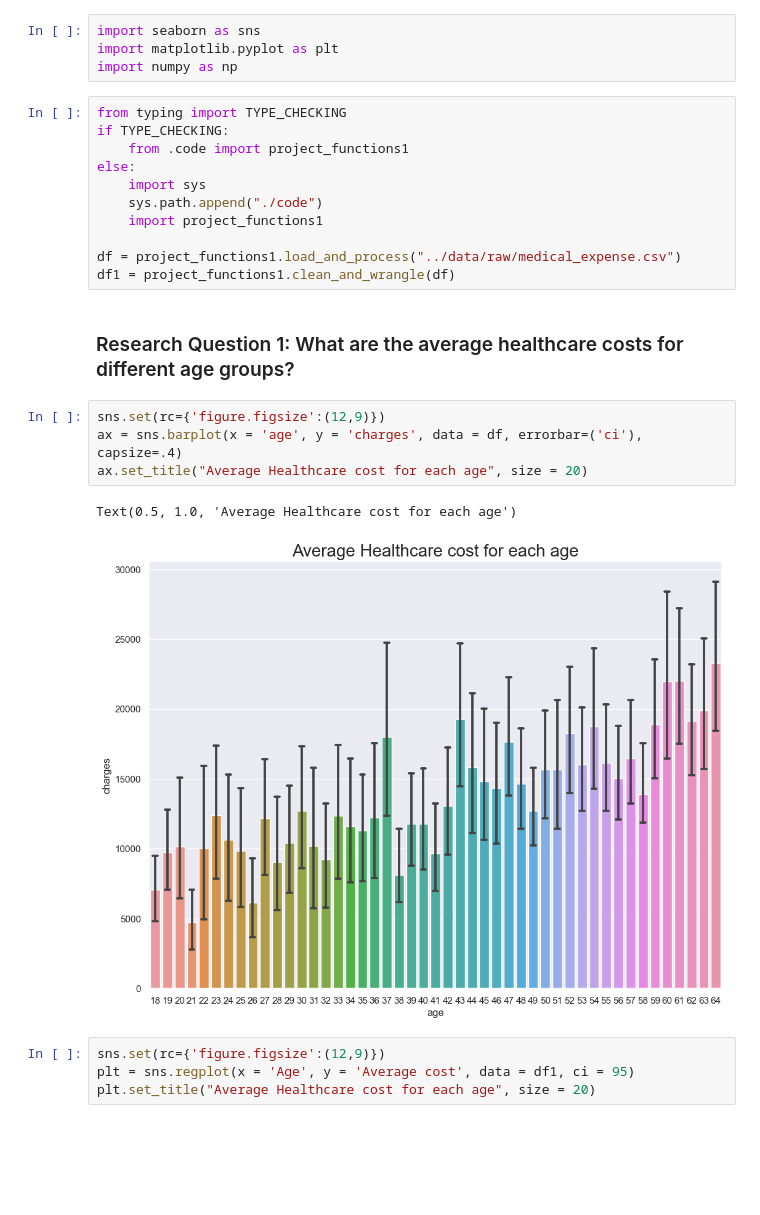
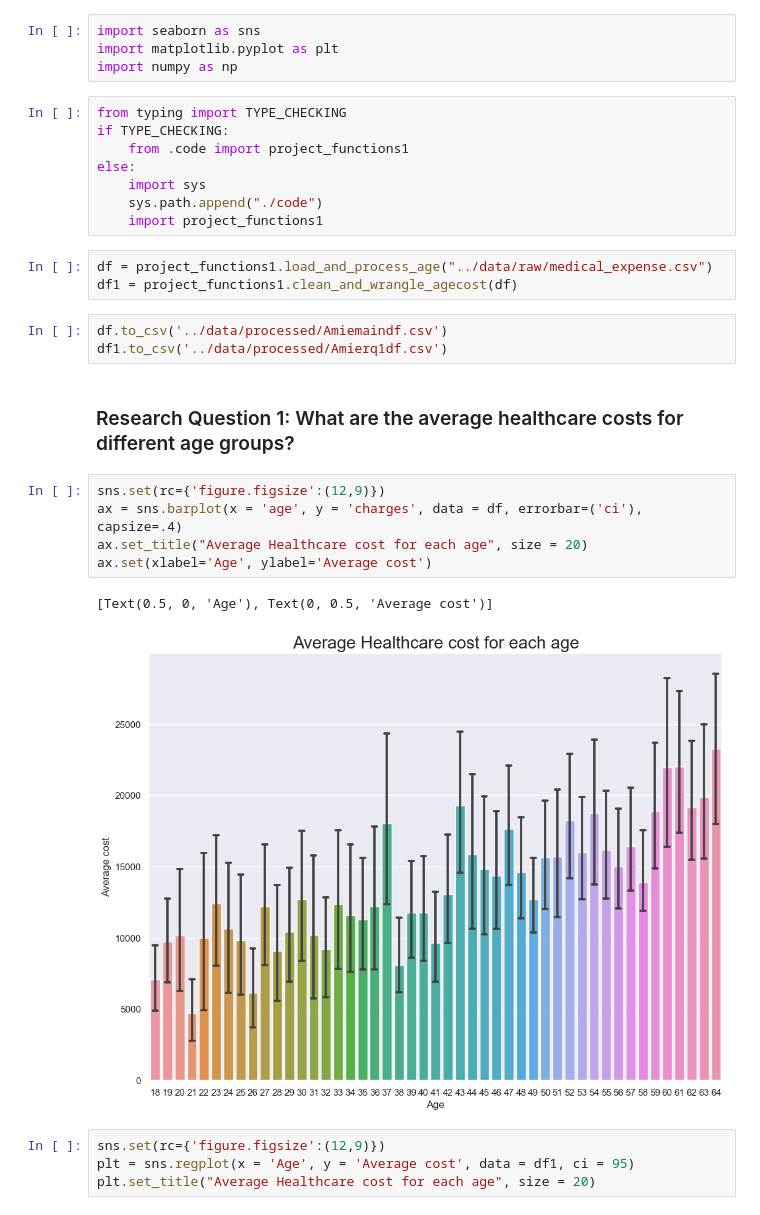
Before and after one commit to ubco-W2022T2-data301/project-group-group08, a Jupyter notebook: analysis/analysis1.ipynb, the cells around one changed output. Cells and saved outputs as stored; diff of their text form; blank space fills up the shorter version.

```diff
--- a/analysis/analysis1.ipynb
+++ b/analysis/analysis1.ipynb
@@ -36,18 +36,22 @@ else:
     import sys
     sys.path.append("./code")
     import project_functions1
-
-df = project_functions1.load_and_process("../data/raw/medical_expense.csv")
-df1 = project_functions1.clean_and_wrangle(df)
+# %%
+df = project_functions1.load_and_process_age("../data/raw/medical_expense.csv")
+df1 = project_functions1.clean_and_wrangle_agecost(df)
+# %%
+df.to_csv('../data/processed/Amiemaindf.csv')
+df1.to_csv('../data/processed/Amierq1df.csv')
 # %% [markdown]
 ### Research Question 1: What are the average healthcare costs for different age groups?
 # %%
 sns.set(rc={'figure.figsize':(12,9)})
 ax = sns.barplot(x = 'age', y = 'charges', data = df, errorbar=('ci'), capsize=.4)
 ax.set_title("Average Healthcare cost for each age", size = 20)
+ax.set(xlabel='Age', ylabel='Average cost')
 # %% [output]
-Text(0.5, 1.0, 'Average Healthcare cost for each age')
+[Text(0.5, 0, 'Age'), Text(0, 0.5, 'Average cost')]
-[figure, old version]
+[figure, new version]
 # %%
 sns.set(rc={'figure.figsize':(12,9)})
 plt = sns.regplot(x = 'Age', y = 'Average cost', data = df1, ci = 95)
```
Also changed, not shown: parts of 10 cells of this notebook, 1 other file.
